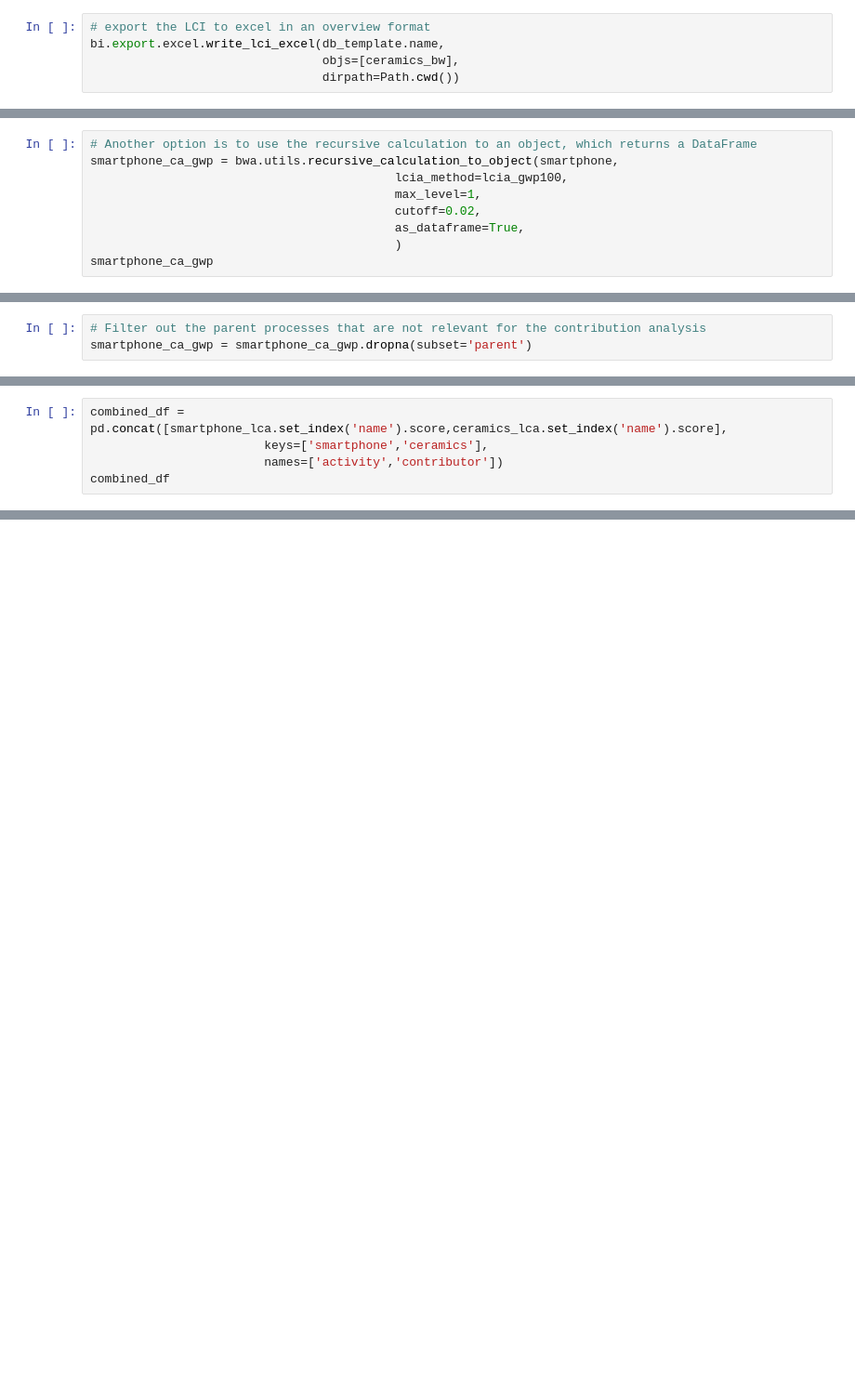
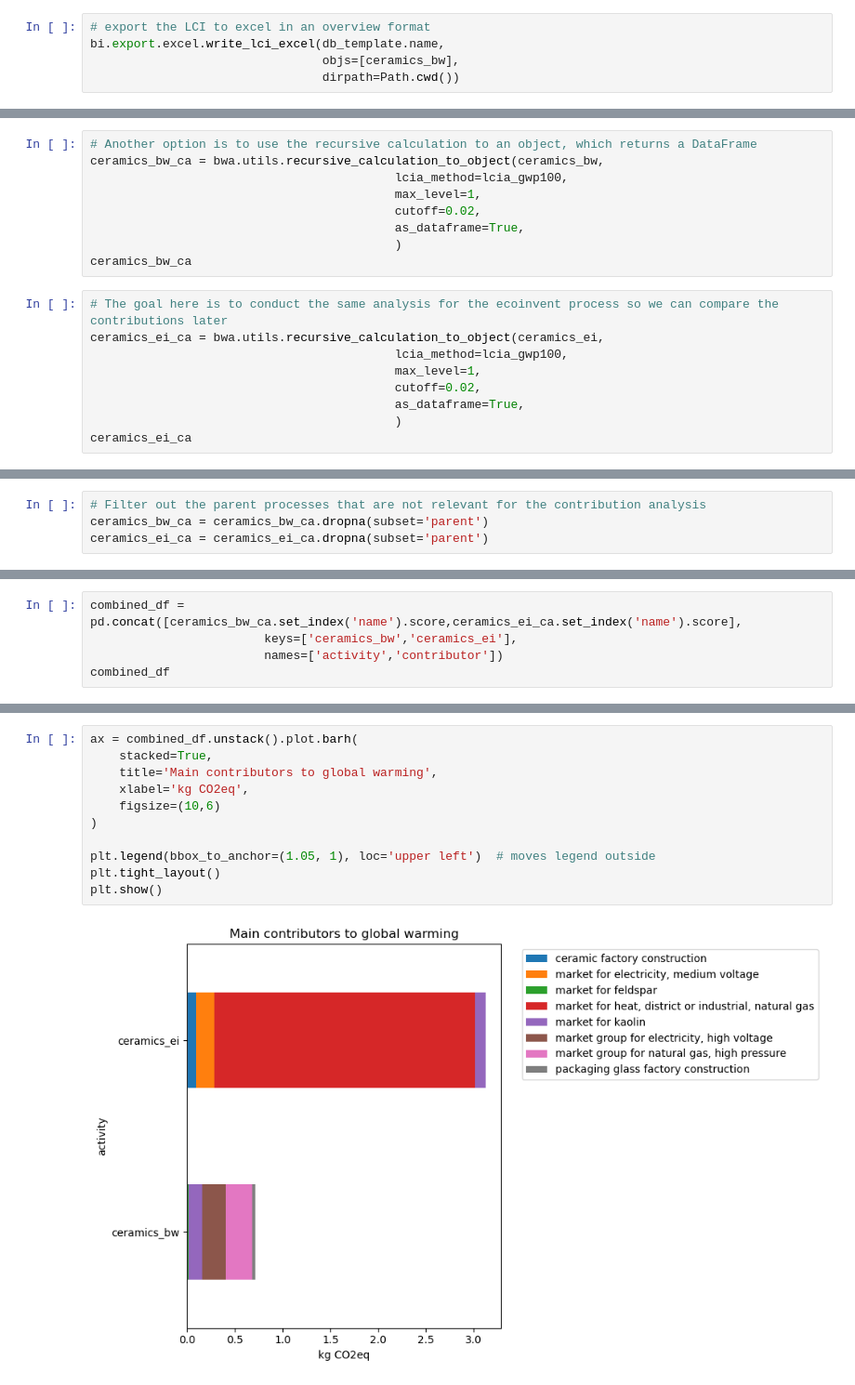
Before and after one commit to tfweber/LCA_Toolbox, a Jupyter notebook: 03_analysis.ipynb, the cells around one changed output, grey strips where cells are left out. Shown: that part at 93% size. Drawn from its saved outputs; the diff is of its cells as text; blank space fills up the shorter version.

Commit message:
Comparing two contribution analysis

```diff
--- a/03_analysis.ipynb
+++ b/03_analysis.ipynb
@@ -88,12 +88,21 @@ bwa.print_recursive_calculation(smartphone,
 lcia_method=lcia_gwp100,max_level=3,cutoff=0.05)
 # %%
 # Another option is to use the recursive calculation to an object, which returns a DataFrame
-smartphone_ca_gwp = bwa.utils.recursive_calculation_to_object(smartphone,
+ceramics_bw_ca = bwa.utils.recursive_calculation_to_object(ceramics_bw,
                                           lcia_method=lcia_gwp100,
                                           max_level=1,
                                           cutoff=0.02,
                                           as_dataframe=True,
                                           )
-smartphone_ca_gwp
+ceramics_bw_ca
+# %%
+# The goal here is to conduct the same analysis for the ecoinvent process so we can compare the contributions later
+ceramics_ei_ca = bwa.utils.recursive_calculation_to_object(ceramics_ei,
+                                          lcia_method=lcia_gwp100,
+                                          max_level=1,
+                                          cutoff=0.02,
+                                          as_dataframe=True,
+                                          )
+ceramics_ei_ca
 # %%
 # Elementary flows contribution analysis by process
@@ -106,4 +115,5 @@ smartphone_lca.to_dataframe().pivot_table(index='row_name',values='amount',aggfu
 # %%
 # Filter out the parent processes that are not relevant for the contribution analysis
-smartphone_ca_gwp = smartphone_ca_gwp.dropna(subset='parent')
+ceramics_bw_ca = ceramics_bw_ca.dropna(subset='parent')
+ceramics_ei_ca = ceramics_ei_ca.dropna(subset='parent')
 # %%
@@ -120,5 +141,5 @@ plt.show()
 # %%
-combined_df = pd.concat([smartphone_lca.set_index('name').score,ceramics_lca.set_index('name').score],
-                        keys=['smartphone','ceramics'],
+combined_df = pd.concat([ceramics_bw_ca.set_index('name').score,ceramics_ei_ca.set_index('name').score],
+                        keys=['ceramics_bw','ceramics_ei'],
                         names=['activity','contributor'])
 combined_df
@@ -124,0 +158,13 @@ combined_df
+# %%
+ax = combined_df.unstack().plot.barh(
+    stacked=True,
+    title='Main contributors to global warming',
+    xlabel='kg CO2eq',
+    figsize=(10,6)
+)
+
+plt.legend(bbox_to_anchor=(1.05, 1), loc='upper left')  # moves legend outside
+plt.tight_layout()
+plt.show()
+# %% [output]
+[figure, added]
```
Also changed, not shown: parts of 12 cells of this notebook.
